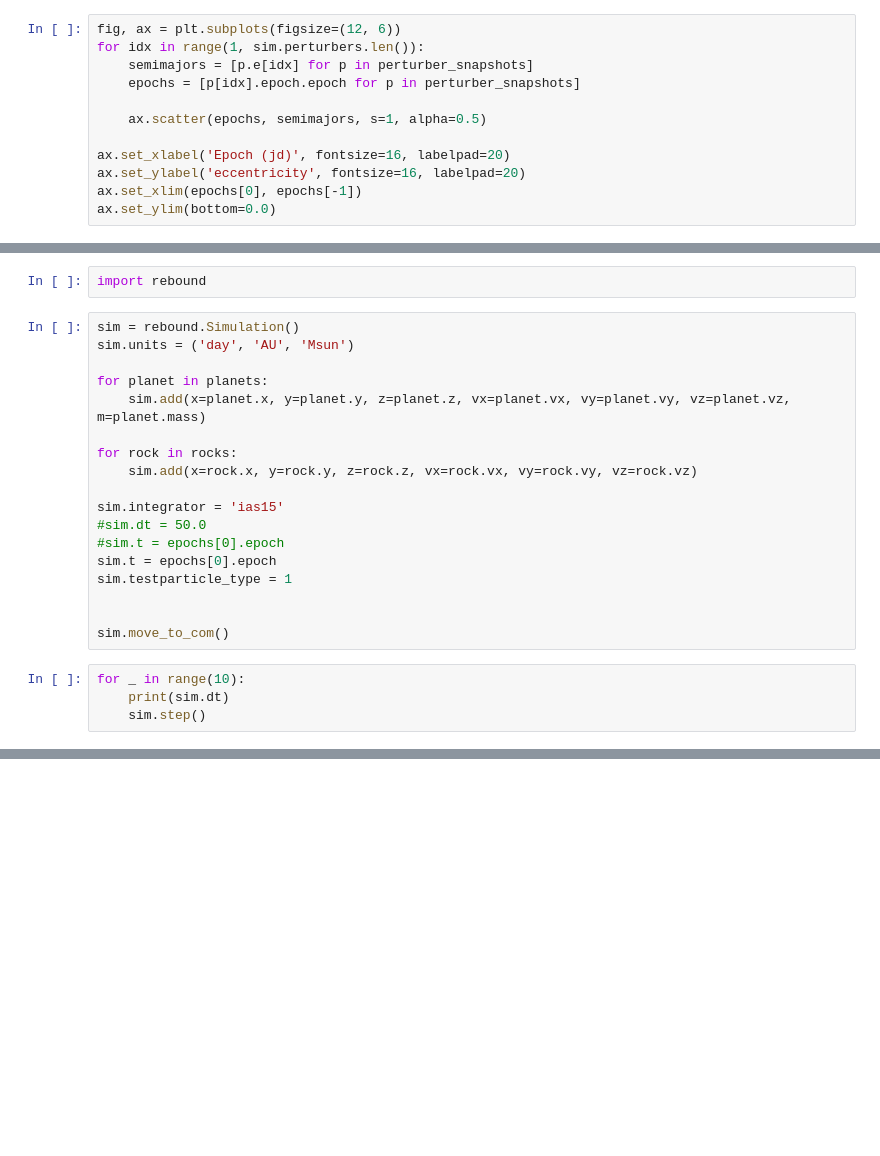
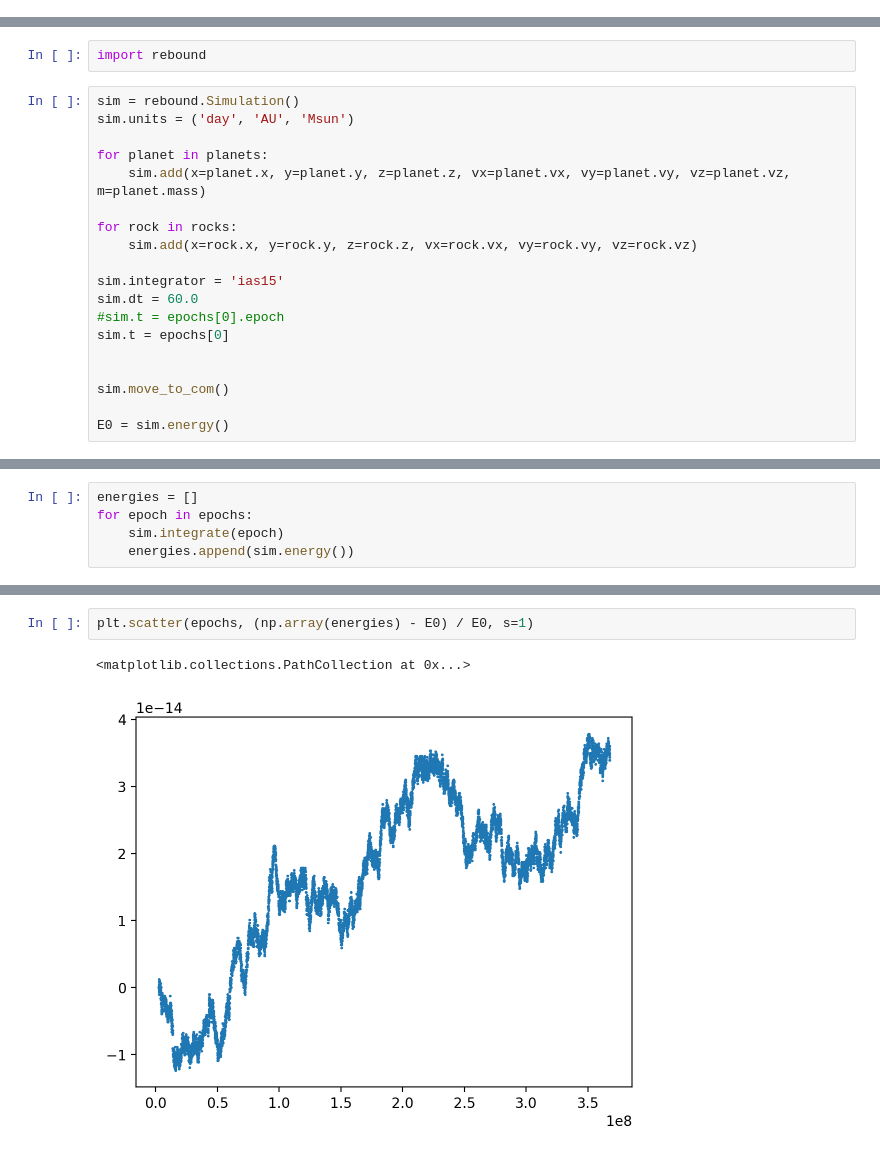
Before and after one commit to kjnapier/spacerocks, a Jupyter notebook: notebooks/nbody.ipynb, the cells around one changed output, grey strips where cells are left out. Cells and saved outputs as stored; diff of their text form; blank space fills up the shorter version.

```diff
--- a/notebooks/nbody.ipynb
+++ b/notebooks/nbody.ipynb
@@ -87,12 +116,0 @@ sim.perturbers.len()
-# %%
-fig, ax = plt.subplots(figsize=(12, 6))
-for idx in range(1, sim.perturbers.len()):
-    semimajors = [p.e[idx] for p in perturber_snapshots]
-    epochs = [p[idx].epoch.epoch for p in perturber_snapshots]
-
-    ax.scatter(epochs, semimajors, s=1, alpha=0.5)
-
-ax.set_xlabel('Epoch (jd)', fontsize=16, labelpad=20)
-ax.set_ylabel('eccentricity', fontsize=16, labelpad=20)
-ax.set_xlim(epochs[0], epochs[-1])
-ax.set_ylim(bottom=0.0)
@@ -129,14 +129,11 @@ for rock in rocks:
     sim.add(x=rock.x, y=rock.y, z=rock.z, vx=rock.vx, vy=rock.vy, vz=rock.vz)
 
 sim.integrator = 'ias15'
-#sim.dt = 50.0
+sim.dt = 60.0
 #sim.t = epochs[0].epoch
-sim.t = epochs[0].epoch
-sim.testparticle_type = 1
+sim.t = epochs[0]
 
 
 sim.move_to_com()
+
+E0 = sim.energy()
-# %%
-for _ in range(10):
-    print(sim.dt)
-    sim.step()
@@ -167,0 +140,5 @@ sim.dt
+# %%
+energies = []
+for epoch in epochs:
+    sim.integrate(epoch)
+    energies.append(sim.energy())
@@ -167,0 +150,5 @@ sim.dt
+# %%
+plt.scatter(epochs, (np.array(energies) - E0) / E0, s=1)
+# %% [output]
+<matplotlib.collections.PathCollection at 0x...>
+[figure, added]
```
Also changed, not shown: parts of 26 cells of this notebook, 53 other files.
